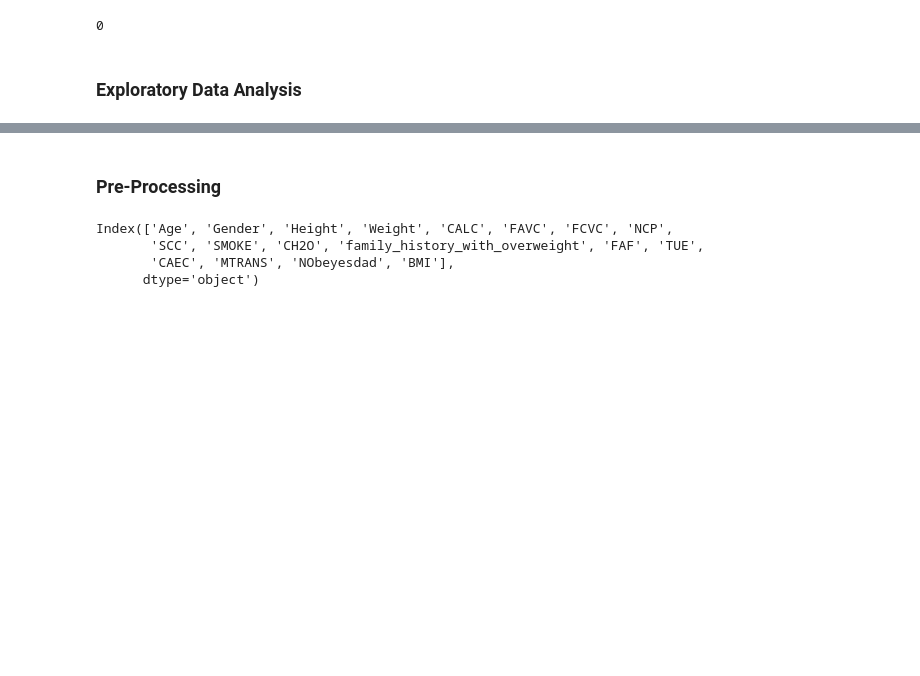
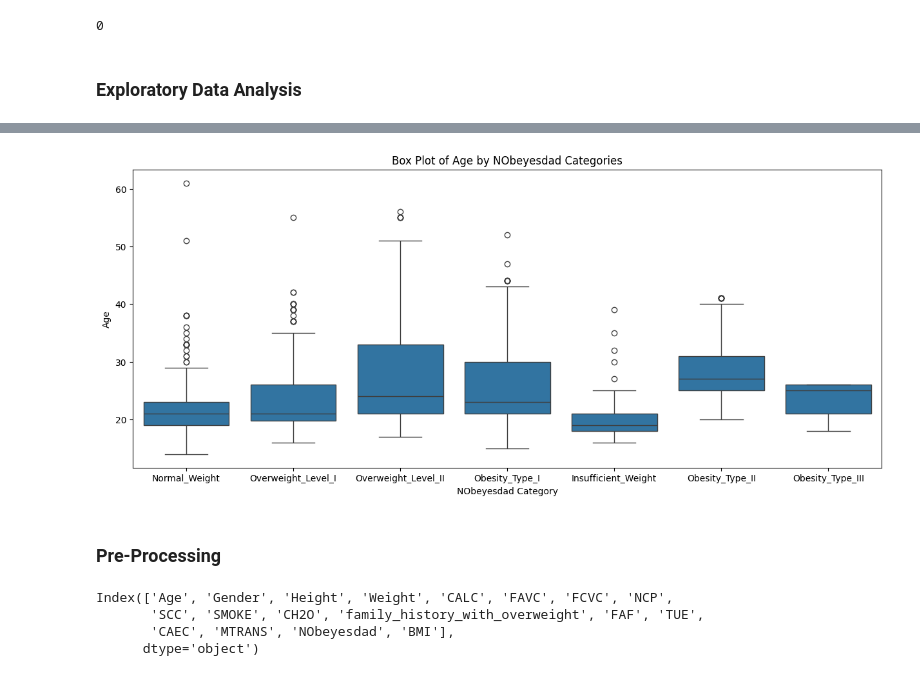
Before and after one commit to 2pleum/mini-project-Data-Analytics, a Jupyter notebook: code/obesity_level.ipynb, the cells around one changed output, grey strips where cells are left out. Cells and saved outputs as stored; diff of their text form; code cells hidden in the pictures; blank space fills up the shorter version.

```diff
--- a/code/obesity_level.ipynb
+++ b/code/obesity_level.ipynb
@@ -235,3 +279,22 @@ for c in col:
+# %%
+# Example DataFrame creation (replace this with your actual DataFrame)
+# df = pd.read_csv('your_data.csv')
+
+# Set the figure size
+plt.figure(figsize=(15, 6))
+
+# Create a box plot
+sns.boxplot(x='NObeyesdad', y='Age', data=df)
+
+# Add labels and title
+plt.xlabel('NObeyesdad Category')
+plt.ylabel('Age')
+plt.title('Box Plot of Age by NObeyesdad Categories')
+
+# Show the plot
+plt.show()
+# %% [output]
+[figure, added]
 # %% [markdown]
 ### Pre-Processing
 # %%
```
Also changed, not shown: parts of 7 cells of this notebook, 1 other file.
